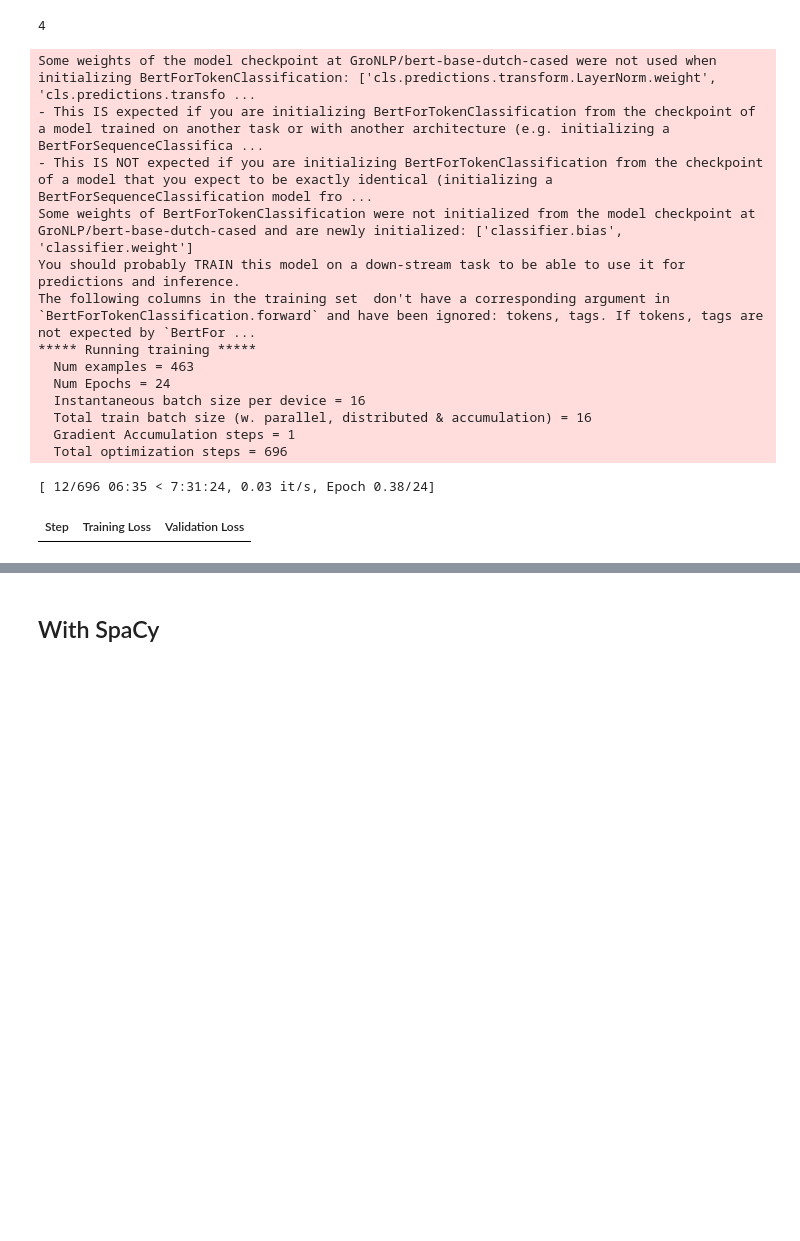
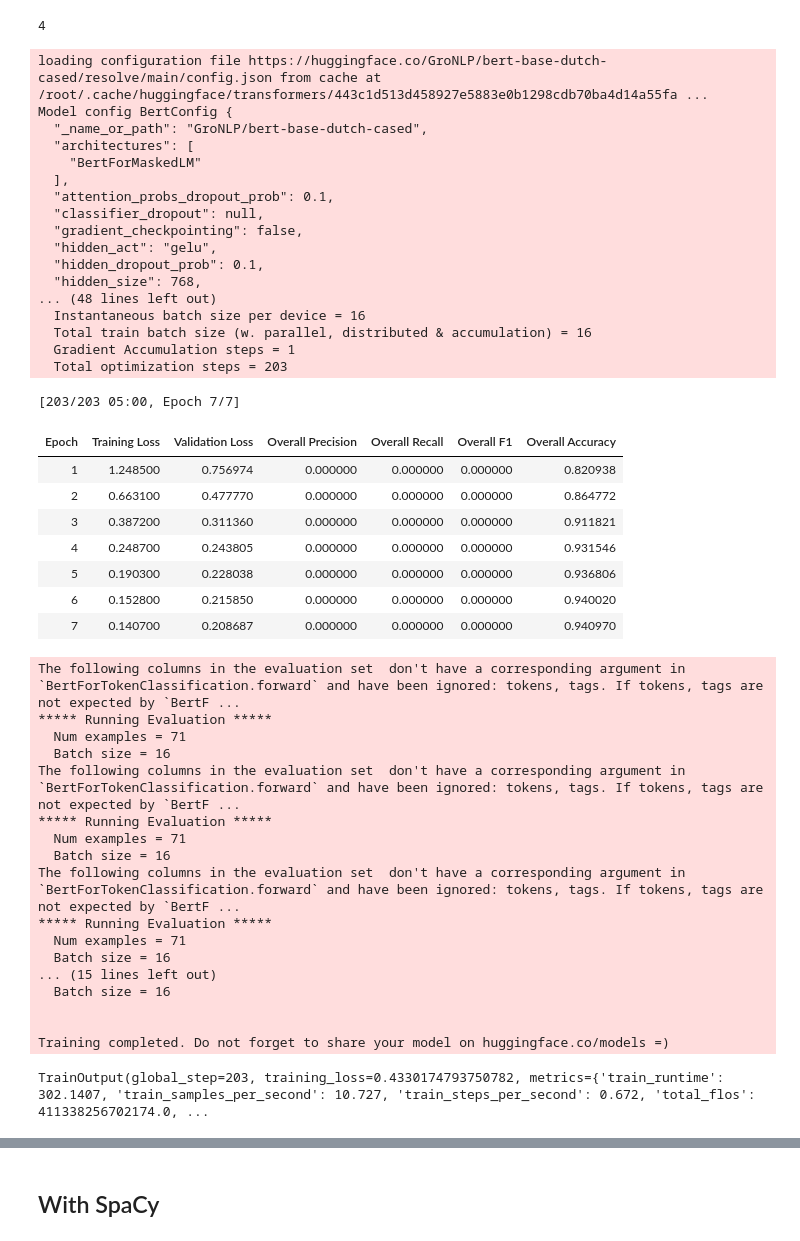
Before and after one commit to MarijkeBeersmans/MiddelNER-Middelnederlandse-named-entity-recognition, a Jupyter notebook: ModelMiddelNederlandseNER.ipynb, the cells around one changed output, grey strips where cells are left out. Cells and saved outputs as stored; diff of their text form; code cells hidden in the pictures; blank space fills up the shorter version.

```diff
--- a/ModelMiddelNederlandseNER.ipynb
+++ b/ModelMiddelNederlandseNER.ipynb
@@ -557,6 +554,8 @@ tokenized_dataset['train'][1]
 from transformers import AutoModelForTokenClassification, TrainingArguments, Trainer
 import numpy as np
 from datasets import load_metric
+from sklearn.metrics import classification_report
+from sklearn.preprocessing import MultiLabelBinarizer
 
 metric = load_metric("seqeval")
 def compute_metrics(p):
@@ -580,10 +579,6 @@ def compute_metrics(p):
         "overall_f1": results["overall_f1"],
         "overall_accuracy": results["overall_accuracy"],
     }
-    for k in results.keys():
-      if(k not in flattened_results.keys()):
-        flattened_results[k+"_f1"]=results[k]["f1"]
-
     return flattened_results
 # %%
 from transformers import DataCollatorForTokenClassification
@@ -594,48 +589,81 @@ tokenizer.mask_token_id
 # %% [output]
 4
 # %%
+import torch
+torch.cuda.empty_cache()
+
 model = AutoModelForTokenClassification.from_pretrained("GroNLP/bert-base-dutch-cased", num_labels=len(label_names))
 training_args = TrainingArguments(
     output_dir="./fine_tune_bert_output",
-    evaluation_strategy="steps",
+    evaluation_strategy="epoch",
+    logging_strategy="epoch",
     learning_rate=2e-5,
     per_device_train_batch_size=16,
     per_device_eval_batch_size=16,
-    num_train_epochs=24,
+    num_train_epochs=7,
     weight_decay=0.01,
     logging_steps = 1000,
     report_to="tensorboard",
     run_name = "ep_10_tokenized_11",
     save_strategy='no',
     warmup_ratio = 0.1
 )
 trainer = Trainer(
     model=model,
     args=training_args,
     train_dataset=tokenized_dataset["train"],
     eval_dataset=tokenized_dataset["validation"],
     data_collator=data_collator,
     tokenizer=tokenizer,
     compute_metrics=compute_metrics
 )
 
 trainer.train()
 # %% [output]
-Some weights of the model checkpoint at GroNLP/bert-base-dutch-cased were not used when initializing BertForTokenClassification: ['cls.predictions.transform.LayerNorm.weight', 'cls.predictions.transfo ...
-- This IS expected if you are initializing BertForTokenClassification from the checkpoint of a model trained on another task or with another architecture (e.g. initializing a BertForSequenceClassifica ...
-- This IS NOT expected if you are initializing BertForTokenClassification from the checkpoint of a model that you expect to be exactly identical (initializing a BertForSequenceClassification model fro ...
-Some weights of BertForTokenClassification were not initialized from the model checkpoint at GroNLP/bert-base-dutch-cased and are newly initialized: ['classifier.bias', 'classifier.weight']
-You should probably TRAIN this model on a down-stream task to be able to use it for predictions and inference.
-The following columns in the training set  don't have a corresponding argument in `BertForTokenClassification.forward` and have been ignored: tokens, tags. If tokens, tags are not expected by `BertFor ...
-***** Running training *****
-  Num examples = 463
-  Num Epochs = 24
+loading configuration file https://huggingface.co/GroNLP/bert-base-dutch-cased/resolve/main/config.json from cache at /root/.cache/huggingface/transformers/443c1d513d458927e5883e0b1298cdb70ba4d14a55fa ...
+Model config BertConfig {
+  "_name_or_path": "GroNLP/bert-base-dutch-cased",
+  "architectures": [
+    "BertForMaskedLM"
+  ],
+  "attention_probs_dropout_prob": 0.1,
+  "classifier_dropout": null,
+  "gradient_checkpointing": false,
+  "hidden_act": "gelu",
+  "hidden_dropout_prob": 0.1,
+  "hidden_size": 768,
+... (48 lines left out)
   Instantaneous batch size per device = 16
   Total train batch size (w. parallel, distributed & accumulation) = 16
   Gradient Accumulation steps = 1
-  Total optimization steps = 696
+  Total optimization steps = 203
-[ 12/696 06:35 < 7:31:24, 0.03 it/s, Epoch 0.38/24]
+[203/203 05:00, Epoch 7/7]
-| Step | Training Loss | Validation Loss |
+| Epoch | Training Loss | Validation Loss | Overall Precision | Overall Recall | Overall F1 | Overall Accuracy |
+| 1 | 1.248500 | 0.756974 | 0.000000 | 0.000000 | 0.000000 | 0.820938 |
+| 2 | 0.663100 | 0.477770 | 0.000000 | 0.000000 | 0.000000 | 0.864772 |
+| 3 | 0.387200 | 0.311360 | 0.000000 | 0.000000 | 0.000000 | 0.911821 |
+| 4 | 0.248700 | 0.243805 | 0.000000 | 0.000000 | 0.000000 | 0.931546 |
+| 5 | 0.190300 | 0.228038 | 0.000000 | 0.000000 | 0.000000 | 0.936806 |
+| 6 | 0.152800 | 0.215850 | 0.000000 | 0.000000 | 0.000000 | 0.940020 |
+| 7 | 0.140700 | 0.208687 | 0.000000 | 0.000000 | 0.000000 | 0.940970 |
+The following columns in the evaluation set  don't have a corresponding argument in `BertForTokenClassification.forward` and have been ignored: tokens, tags. If tokens, tags are not expected by `BertF ...
+***** Running Evaluation *****
+  Num examples = 71
+  Batch size = 16
+The following columns in the evaluation set  don't have a corresponding argument in `BertForTokenClassification.forward` and have been ignored: tokens, tags. If tokens, tags are not expected by `BertF ...
+***** Running Evaluation *****
+  Num examples = 71
+  Batch size = 16
+The following columns in the evaluation set  don't have a corresponding argument in `BertForTokenClassification.forward` and have been ignored: tokens, tags. If tokens, tags are not expected by `BertF ...
+***** Running Evaluation *****
+  Num examples = 71
+  Batch size = 16
+... (15 lines left out)
+  Batch size = 16
+
+
+Training completed. Do not forget to share your model on huggingface.co/models =)
+TrainOutput(global_step=203, training_loss=0.4330174793750782, metrics={'train_runtime': 302.1407, 'train_samples_per_second': 10.727, 'train_steps_per_second': 0.672, 'total_flos': 411338256702174.0, ...
 # %%
 trainer.evaluate()
 # %% [output]
```
Also changed, not shown: parts of 16 cells of this notebook.
